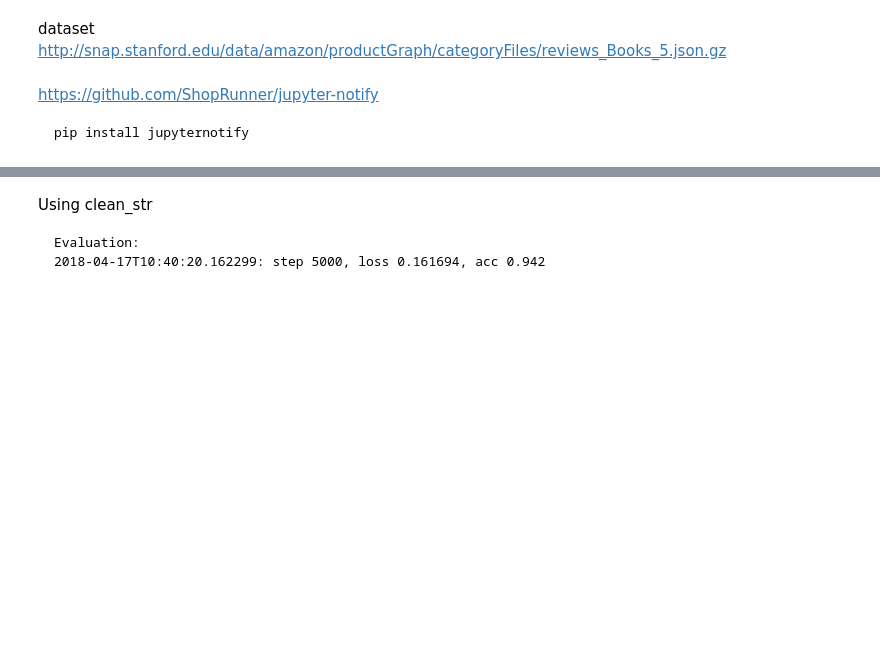
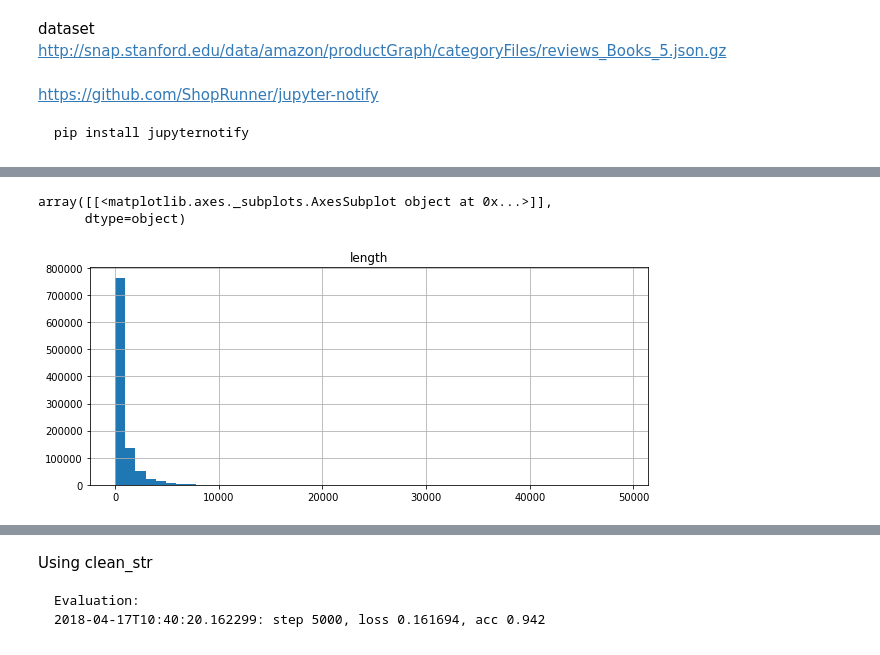
Before and after one commit to Tdual/char_level_cnn, a Jupyter notebook: char_level_cnn.ipynb, the cells around one changed output, grey strips where cells are left out. Saved outputs shown, nothing was run; the diff lists cells and outputs as text; code cells hidden in the pictures; blank space fills up the shorter version.

```diff
--- a/char_level_cnn.ipynb
+++ b/char_level_cnn.ipynb
@@ -97,12 +100,12 @@ class TextCNN:
 # ==================================================
 
 # Data loading params
-dev_sample_percentage = 0.07#0.0005
+dev_sample_percentage = 0.0005
 
-#positive_data_file = "data/amazon/book_pos.txt"#"./data/rt-polarity.pos"
-#negative_data_file = "data/amazon/book_neg.txt"#"./data/rt-polarity.neg" #"Data source for the negative data.")
-positive_data_file = "data/chABSA/pos.txt"
-negative_data_file = "data/chABSA/neg.txt"
+positive_data_file = "data/amazon/book_pos.txt"#"./data/rt-polarity.pos"
+negative_data_file = "data/amazon/book_neg.txt"#"./data/rt-polarity.neg" #"Data source for the negative data.")
+#positive_data_file = "data/chABSA/pos.txt"
+#negative_data_file = "data/chABSA/neg.txt"
 
 # Model Hyperparameters
 embedding_dim = 128     #, "Dimensionality of character embedding (default: 128)")
@@ -129,19 +132,18 @@ log_device_placement=False  #, "Log placement of ops on devices")
 #print("")
 # %%
 def load_data_and_labels(positive_data_file, negative_data_file):
-    """
-    Loads MR polarity data from files, splits the data into words and generates labels.
-    Returns split sentences and labels.
-    """
-    # Load data from files
+
     positive_examples = list(open(positive_data_file, "r").readlines())
-    positive_examples = [s.strip() for s in positive_examples]
+    #positive_examples = [s.strip() for s in positive_examples]
+    positive_examples = [s.replace(" ", "").replace("", " ") for s in positive_examples]
+
     negative_examples = list(open(negative_data_file, "r").readlines())
-    negative_examples = [s.strip() for s in negative_examples]
-    # Split by words
+    negative_examples = [s.replace(" ", "").replace("", " ") for s in negative_examples]
+    #negative_examples = [s.strip() for s in negative_examples]
+
     x_text = positive_examples + negative_examples
     #x_text = [clean_str(sent) for sent in x_text]
-    # Generate labels
+
     positive_labels = [[0, 1] for _ in positive_examples]
     negative_labels = [[1, 0] for _ in negative_examples]
     y = np.concatenate([positive_labels, negative_labels], 0)
@@ -161,0 +164,5 @@ x_text[0]
+# %%
+length_list = np.array([len(r)for r in x_text])
+# %%
+df = pd.DataFrame(length_list, columns=["length"])
+df.head()
@@ -161,0 +188,6 @@ x_text[0]
+# %%
+df.hist(bins=50,figsize=(10,4))
+# %% [output]
+array([[<matplotlib.axes._subplots.AxesSubplot object at 0x...>]],
+      dtype=object)
+[figure, added]
```
Also changed, not shown: parts of 19 cells of this notebook, 1 other file.
